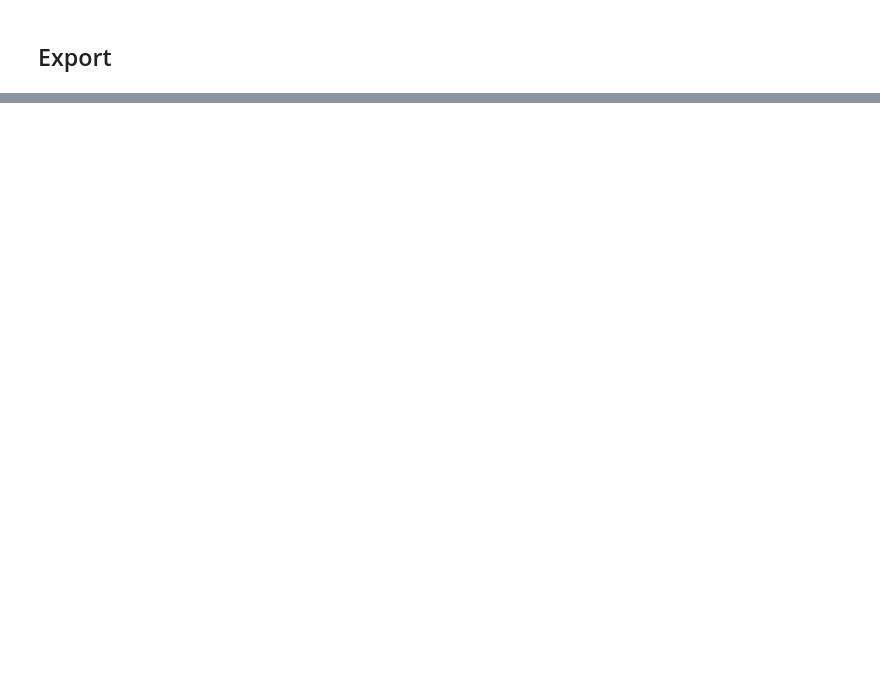
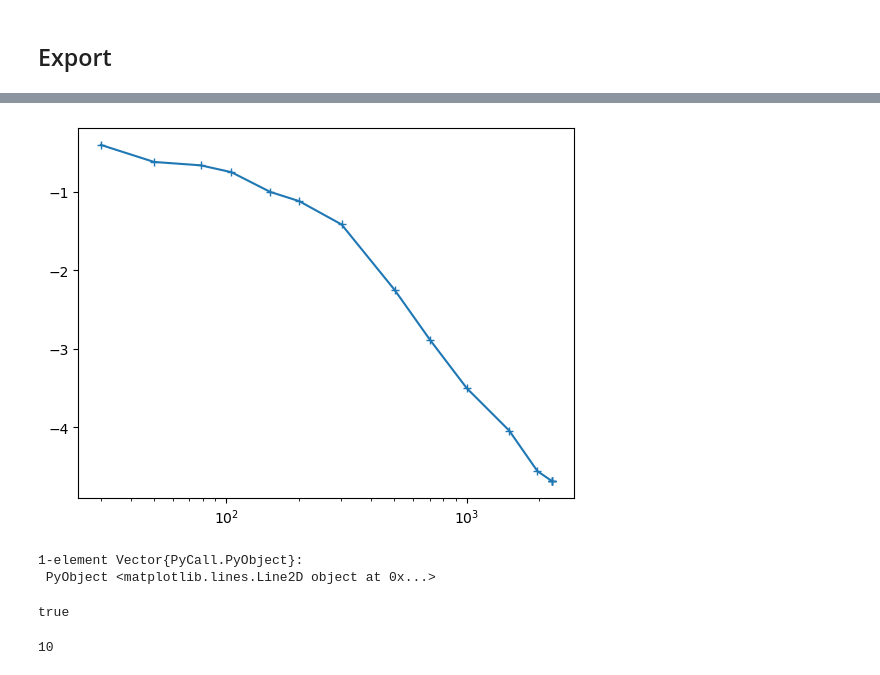
Before and after one commit to pierre-haessig/Microgrid-sizing-optim-bench, a Jupyter notebook: Microgrid_sizing_optimization.ipynb, the cells around one changed output, grey strips where cells are left out. Drawn from its saved outputs; the diff is of its cells as text; code cells hidden in the pictures; blank space fills up the shorter version.

```diff
--- a/Microgrid_sizing_optimization.ipynb
+++ b/Microgrid_sizing_optimization.ipynb
@@ -312,0 +445,27 @@ df
+# %%
+"""log10 relative difference of cost `fopt` to the global optimum
+(for a given `shed_max`)
+
+log10((`fopt`-f*)/f*)
+
+where f* is found in the `fopt_global_shedmax` look up table
+
+optionally, log values below `Δf_satlow` can be saturated at `Δf_satlow`
+(-Inf by default, i.e. no saturation)
+"""
+function Δfopt_rel(fopt, shed_max; Δf_satlow=-Inf)
+    i_shed = findfirst(shed_max_list .== shed_max)
+    fopt_best = fopt_global_shedmax[i_shed]
+    if fopt < fopt_best
+        println("WARNING: `fopt` < f* from LUT")
+        return NaN
+    end
+    Δfrel = log10((fopt - fopt_best) / fopt_best)
+    Δfrel < Δf_satlow ? Δf_satlow : Δfrel
+end
+
+# Tests:
+Δfopt_rel(0.22, 0.0), # regular case
+Δfopt_rel(0.20734, 0.0), # very close to global optim
+Δfopt_rel(0.20734, 0.0; Δf_satlow=-5.),  # very close to global optim → saturate
+Δfopt_rel(0.10, 0.0) # below global optim → WARNING + NaN
@@ -320,0 +528,2 @@ CSV.write("df_320.csv", df)
+# %%
+df_gsrand = groupby(df, [:shed_max, :algo, :maxeval])
@@ -320,0 +562,7 @@ CSV.write("df_320.csv", df)
+# %%
+df_stats = combine(df_gsrand,
+    :Δfopt_rel => minimum,
+    [:fopt, :shed_max] => ((fopt, shed_max) -> Δfopt_rel(mean(fopt), shed_max[1])) => :Δfopt_rel_mean,
+    #:Δfopt_rel => mean,
+    :Δfopt_rel => maximum,
+    :numevals => minimum, :numevals => mean, :numevals => maximum)
@@ -320,0 +592,4 @@ CSV.write("df_320.csv", df)
+# %%
+df_algo = df_stats[
+    (df_stats.shed_max .== 0.01) .& (df_stats.algo .== "GN_DIRECT"),
+    :]
@@ -320,0 +616,14 @@ CSV.write("df_320.csv", df)
+# %%
+plt.semilogx(df_algo.numevals_mean, df_algo.Δfopt_rel_mean, "+-")
+# %% [output]
+[figure, added]
+1-element Vector{PyCall.PyObject}:
+ PyObject <matplotlib.lines.Line2D object at 0x...>
+# %%
+nrand == 10
+# %% [output]
+true
+# %%
+nrand = 10
+# %% [output]
+10
```
Also changed, not shown: parts of 61 cells of this notebook, 7 other files.
